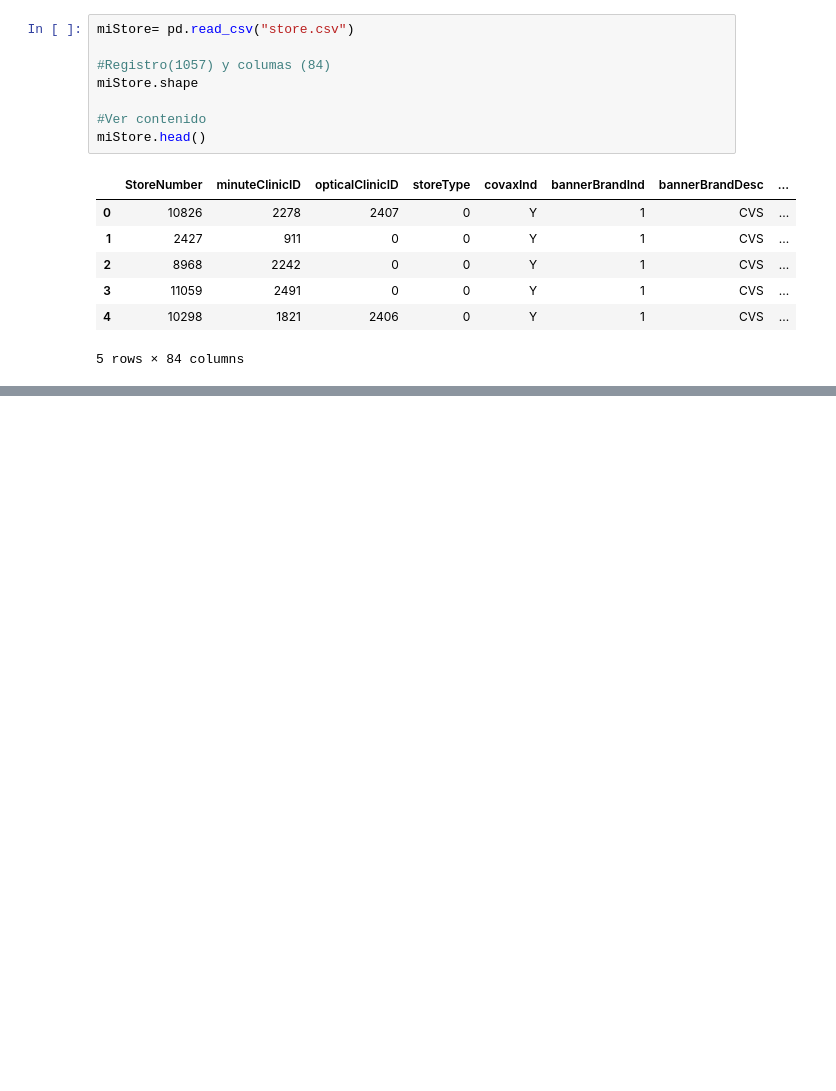
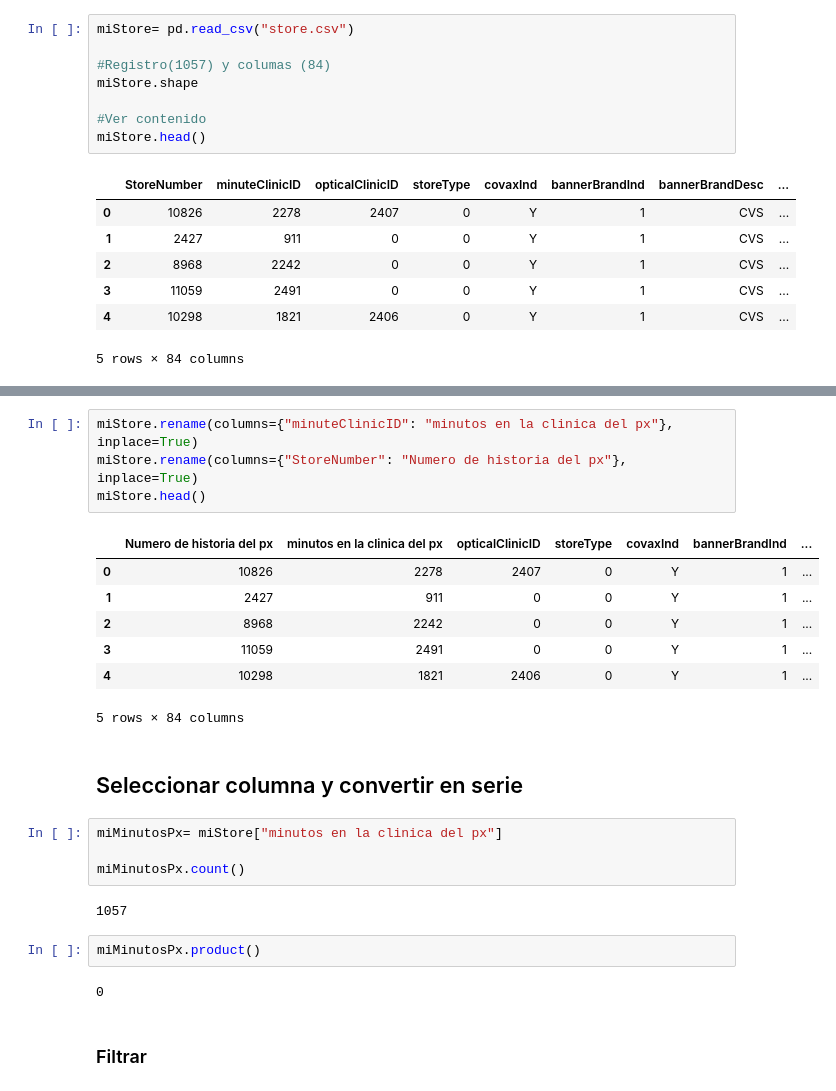
Before and after one commit to Kmilahiguera/Pandas3, a Jupyter notebook: Pandas.ipynb, the cells around one changed output, grey strips where cells are left out. Drawn from its saved outputs; the diff is of its cells as text; blank space fills up the shorter version.

```diff
--- a/Pandas.ipynb
+++ b/Pandas.ipynb
@@ -201,0 +247,26 @@ miStore.head()
+# %%
+miStore.rename(columns={"minuteClinicID": "minutos en la clinica del px"}, inplace=True)
+miStore.rename(columns={"StoreNumber": "Numero de historia del px"}, inplace=True)
+miStore.head()
+# %% [output]
+|  | Numero de historia del px | minutos en la clinica del px | opticalClinicID | storeType | covaxInd | bannerBrandInd | ... |
+| 0 | 10826 | 2278 | 2407 | 0 | Y | 1 | ... |
+| 1 | 2427 | 911 | 0 | 0 | Y | 1 | ... |
+| 2 | 8968 | 2242 | 0 | 0 | Y | 1 | ... |
+| 3 | 11059 | 2491 | 0 | 0 | Y | 1 | ... |
+| 4 | 10298 | 1821 | 2406 | 0 | Y | 1 | ... |
+5 rows × 84 columns
+# %% [markdown]
+## Seleccionar columna y convertir en serie
+# %%
+miMinutosPx= miStore["minutos en la clinica del px"]
+
+miMinutosPx.count()
+# %% [output]
+1057
+# %%
+miMinutosPx.product()
+# %% [output]
+0
+# %% [markdown]
+### Filtrar
```
Also changed, not shown: parts of 9 cells of this notebook.
